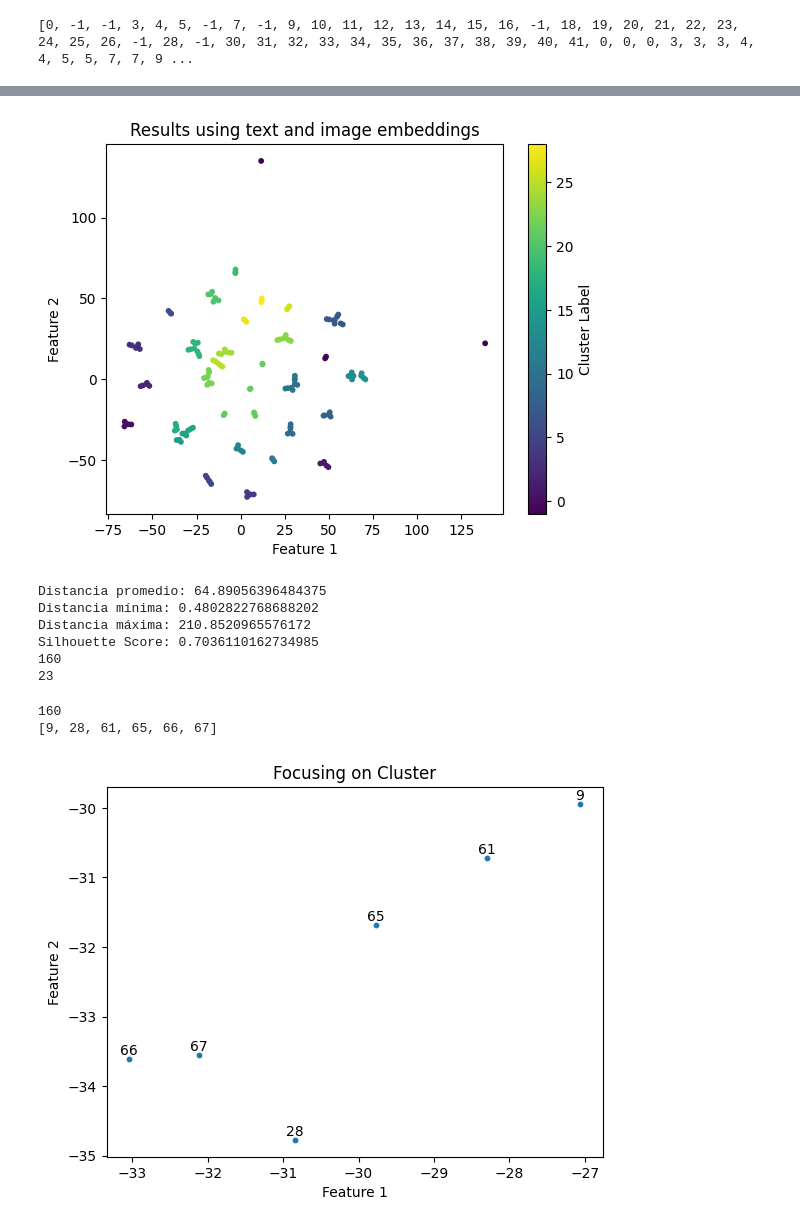
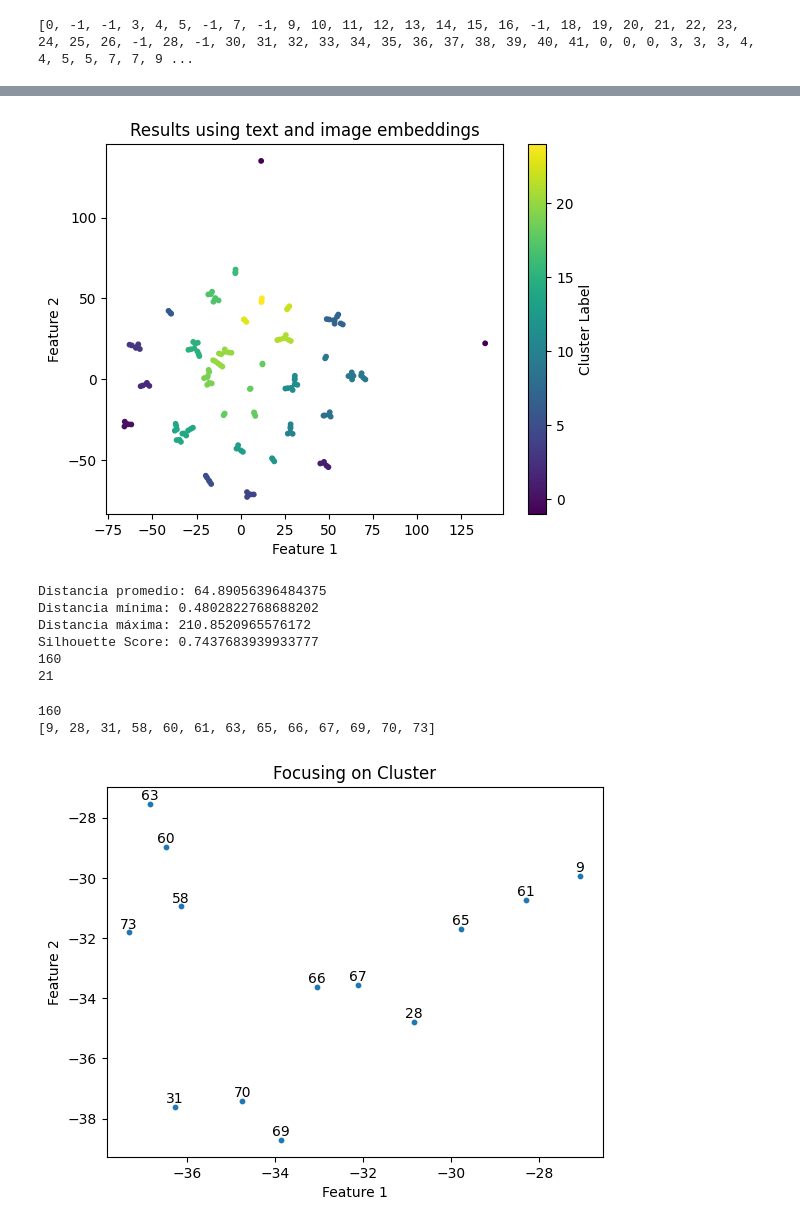
Before and after one commit to MolodyGs/Multimodal-News-Data-Collection, a Jupyter notebook: src/models/image_model.ipynb, the cells around one changed output, grey strips where cells are left out. Saved outputs shown, nothing was run; the diff lists cells and outputs as text; code cells hidden in the pictures.

```diff
--- a/src/models/image_model.ipynb
+++ b/src/models/image_model.ipynb
@@ -108,12 +108,3 @@ No fue posible descargar la imagen. Arreglando
 0
 saltada
 Imagenes analizadas: 42
-# %%
-count = 0
-
-print(json_data_fast_check_1_fixed)
-
-for page in json_data_fast_check_1_fixed["pages"]:
-    count += len(page["images"])
-
-print(count)
@@ -201,19 +150,10 @@ print(cluster_relationships)
 # %% [output]
 [0, -1, -1, 3, 4, 5, -1, 7, -1, 9, 10, 11, 12, 13, 14, 15, 16, -1, 18, 19, 20, 21, 22, 23, 24, 25, 26, -1, 28, -1, 30, 31, 32, 33, 34, 35, 36, 37, 38, 39, 40, 41, 0, 0, 0, 3, 3, 3, 4, 4, 5, 5, 7, 7, 9 ...
 # %%
-image_embeddings_1st = torch.load('image_embeddings.pt')
+image_embeddings_1st = torch.load('1st_image_embeddings.pt')
 image_embeddings_2nd = torch.load('2nd_image_embeddings.pt')
 text_embeddings_1st = torch.load('1st_text_embeddings.pt')
 text_embeddings_2nd = torch.load('2nd_text_embeddings.pt')
-
-# text_embeddings_1st = text_embeddings_1st.tolist()
-# image_embeddings_1st = image_embeddings_1st.tolist()
-
-# for text in text_embeddings_2nd.tolist():
-#     text_embeddings_1st.append(text)
-
-# for image in image_embeddings_2nd.tolist():
-#     image_embeddings_1st.append(image)
 
 pca = PCA(n_components=20, random_state=42)
 
@@ -222,30 +162,27 @@ print("Primer Proceso")
 
 text_embeddings_1st = pca.fit_transform(text_embeddings_1st)
 text_embeddings_1st = torch.from_numpy(text_embeddings_1st).float()
-
 text_embeddings_2nd = pca.fit_transform(text_embeddings_2nd)
 text_embeddings_2nd = torch.from_numpy(text_embeddings_2nd).float()
 
-
 hybrid_embeddings_1st = torch.cat((text_embeddings_1st, text_embeddings_2nd), dim=0)
 print(hybrid_embeddings_1st.shape)
-# duplicated_texts = torch.cat([text_embeddings_1st[i].repeat(n, 1) for i, n in enumerate(relationships) if n != 0], dim=0)
 
 #Segundo Proceso
 print("Segundo Proceso")
 
 image_embeddings_1st = pca.fit_transform(image_embeddings_1st)
 image_embeddings_1st = torch.from_numpy(image_embeddings_1st).float()
-
 image_embeddings_2nd = pca.fit_transform(image_embeddings_2nd)
 image_embeddings_2nd = torch.from_numpy(image_embeddings_2nd).float()
 
 hybrid_embeddings_2nd = torch.cat((image_embeddings_1st, image_embeddings_2nd), dim=0)
 print(hybrid_embeddings_2nd.shape)
-# duplicated_texts = torch.cat([text_embeddings_2nd[i].repeat(n, 1) for i, n in enumerate(relationships) if n != 0], dim=0)
 
 #Forma Final
 hybrid_embeddings = torch.cat((hybrid_embeddings_1st, hybrid_embeddings_2nd), dim=0)
 print(hybrid_embeddings.shape)
+
+# duplicated_texts = torch.cat([text_embeddings_2nd[i].repeat(n, 1) for i, n in enumerate(relationships) if n != 0], dim=0)
 # %% [output]
 Primer Proceso
@@ -257,7 +194,7 @@ torch.Size([160, 20])
 tsne = TSNE(n_components=2, perplexity=1, random_state=42)
 embeddings_2d = tsne.fit_transform(hybrid_embeddings)
 
-clusterer = hdbscan.HDBSCAN(min_cluster_size=3, min_samples=1, cluster_selection_epsilon=3.6)
+clusterer = hdbscan.HDBSCAN(min_cluster_size=3, min_samples=1, cluster_selection_epsilon=5.6)
 cluster_labels = clusterer.fit_predict(embeddings_2d)
 
 plt.scatter(embeddings_2d[:, 0], embeddings_2d[:, 1], c=cluster_labels, cmap='viridis', s=10)
@@ -282,42 +219,41 @@ print(f"Silhouette Score: {score}")
 print(len(embeddings_2d))
 print(cluster_labels[11])
 # %% [output]
-[figure, old version]
+[figure, new version]
 Distancia promedio: 64.89056396484375
 Distancia mínima: 0.4802822768688202
 Distancia máxima: 210.8520965576172
-Silhouette Score: 0.7036110162734985
+Silhouette Score: 0.7437683939933777
 160
-23
+21
 # %%
 
-umap_cluster_to_print = 16
+umap_cluster_to_print = 14
 facts_selected = []
 facts_labels = []
 
 print(len(embeddings_2d))
 
 for index, fact in enumerate(embeddings_2d):
     if cluster_labels[index] == umap_cluster_to_print:
         facts_selected.append(embeddings_2d[index].tolist())
         facts_labels.append(index)
 
 print(facts_labels)
 
 plt.scatter([fact[0] for fact in facts_selected], [fact[1] for fact in facts_selected], s=10)
 
 for x, y, etiqueta in zip([fact[0] for fact in facts_selected], [fact[1] for fact in facts_selected], facts_labels):
     plt.annotate(etiqueta, (x, y), textcoords="offset points", xytext=(0, 3), ha='center')
 
-# plt.legend(title="Sites", fontsize=8)
 plt.title(f'Focusing on Cluster')
 plt.xlabel('Feature 1')
 plt.ylabel('Feature 2')
 plt.show()
 # %% [output]
 160
-[9, 28, 61, 65, 66, 67]
+[9, 28, 31, 58, 60, 61, 63, 65, 66, 67, 69, 70, 73]
-[figure, old version]
+[figure, new version]
 # %%
 plt.scatter(embeddings_2d[:, 0], embeddings_2d[:, 1], c=cluster_relationships, cmap='viridis', s=10)
 plt.title('Relationship between text and image')
```
Also changed, not shown: parts of 8 cells of this notebook.
